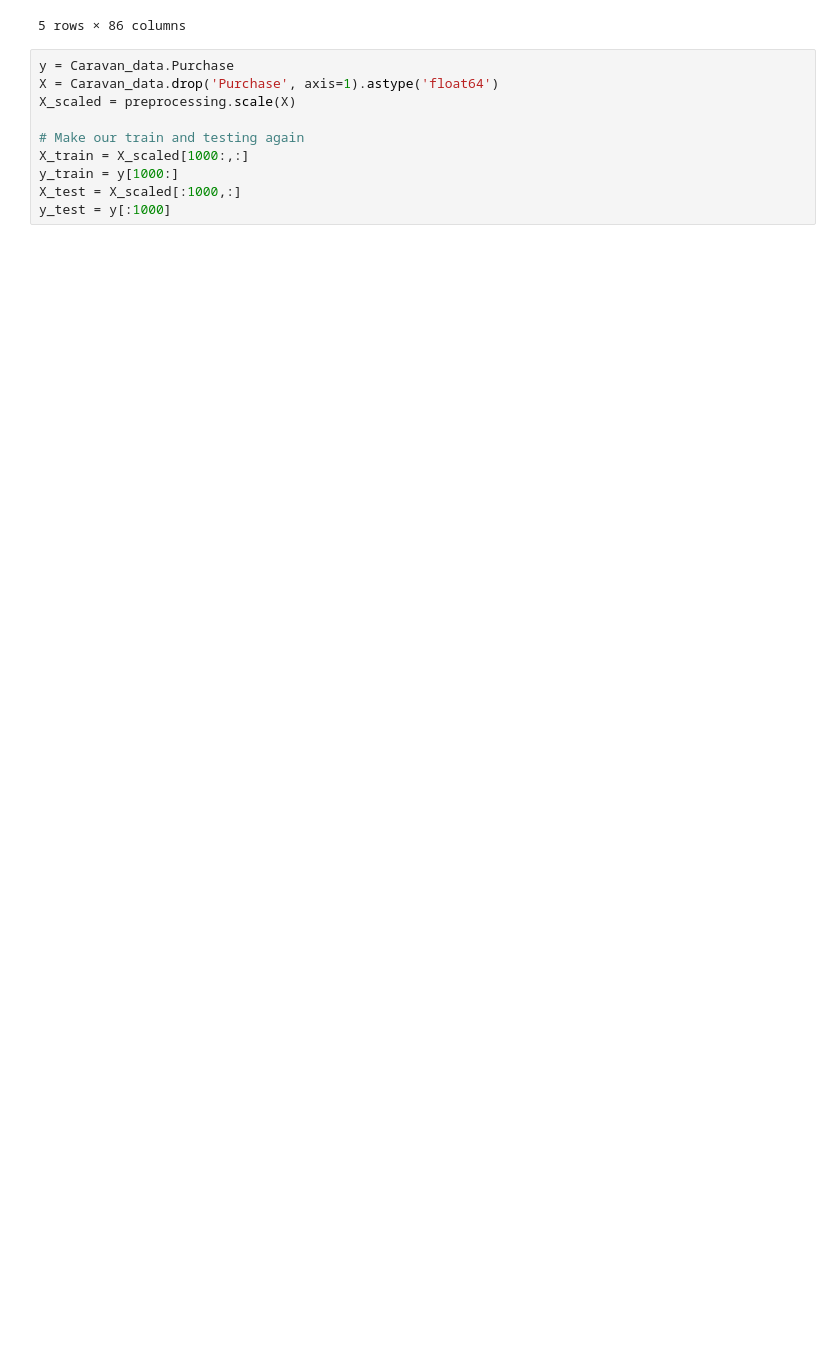
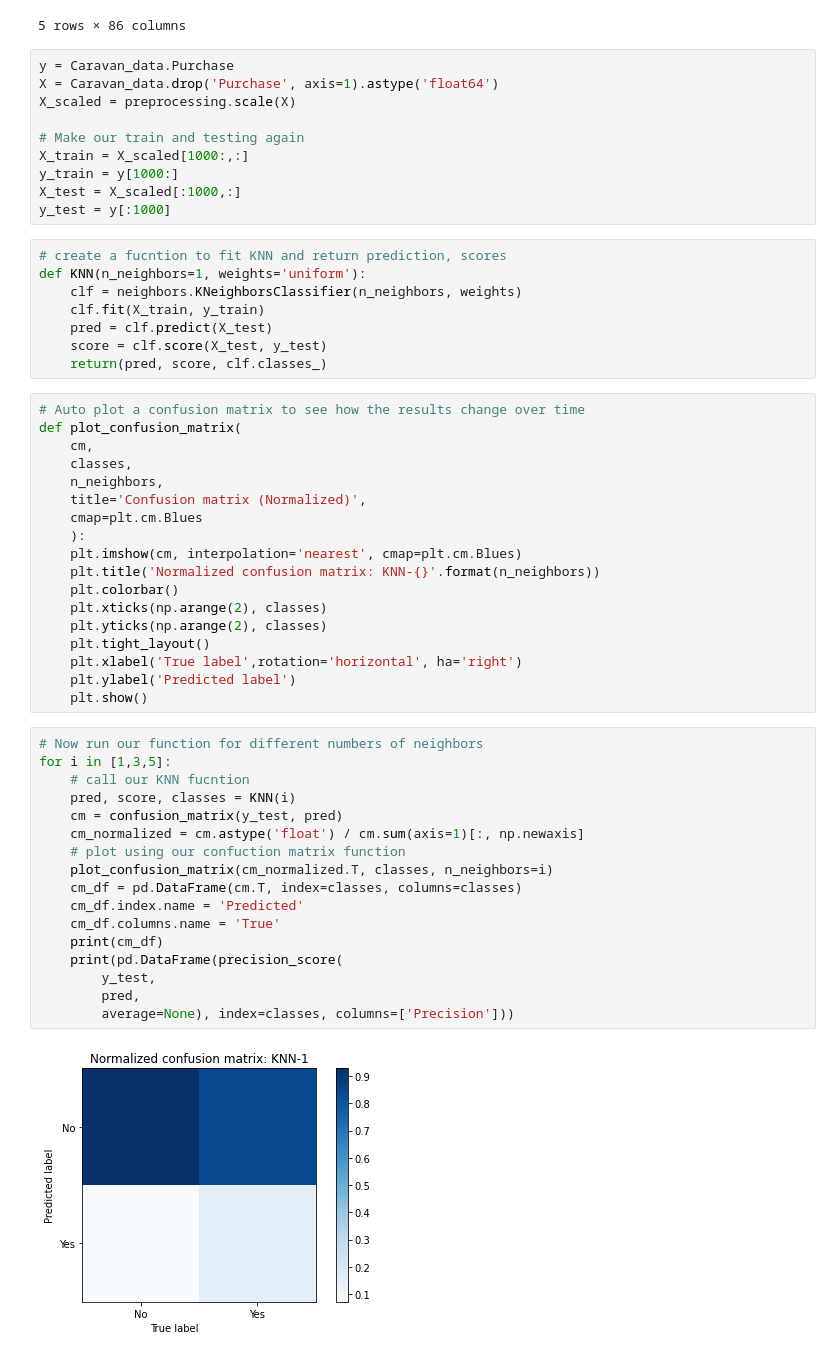
Before and after one commit to MeeshCompBio/Modeling, a Jupyter notebook: Intro_To_Stat_Learning/Classification.ipynb, the cells around one changed output. Drawn from its saved outputs; the diff is of its cells as text; blank space fills up the shorter version.

```diff
--- a/Intro_To_Stat_Learning/Classification.ipynb
+++ b/Intro_To_Stat_Learning/Classification.ipynb
@@ -352,3 +352,48 @@ X_train = X_scaled[1000:,:]
 y_train = y[1000:]
 X_test = X_scaled[:1000,:]
 y_test = y[:1000]
+# %%
+# create a fucntion to fit KNN and return prediction, scores
+def KNN(n_neighbors=1, weights='uniform'):
+    clf = neighbors.KNeighborsClassifier(n_neighbors, weights)
+    clf.fit(X_train, y_train)
+    pred = clf.predict(X_test)
+    score = clf.score(X_test, y_test)
+    return(pred, score, clf.classes_)
+# %%
+# Auto plot a confusion matrix to see how the results change over time
+def plot_confusion_matrix(
+    cm,
+    classes,
+    n_neighbors,
+    title='Confusion matrix (Normalized)',
+    cmap=plt.cm.Blues
+    ):
+    plt.imshow(cm, interpolation='nearest', cmap=plt.cm.Blues)
+    plt.title('Normalized confusion matrix: KNN-{}'.format(n_neighbors))
+    plt.colorbar()
+    plt.xticks(np.arange(2), classes)
+    plt.yticks(np.arange(2), classes)
+    plt.tight_layout()
+    plt.xlabel('True label',rotation='horizontal', ha='right')
+    plt.ylabel('Predicted label')
+    plt.show()
+# %%
+# Now run our function for different numbers of neighbors
+for i in [1,3,5]:
+    # call our KNN fucntion
+    pred, score, classes = KNN(i)
+    cm = confusion_matrix(y_test, pred)
+    cm_normalized = cm.astype('float') / cm.sum(axis=1)[:, np.newaxis]
+    # plot using our confuction matrix function
+    plot_confusion_matrix(cm_normalized.T, classes, n_neighbors=i)
+    cm_df = pd.DataFrame(cm.T, index=classes, columns=classes)
+    cm_df.index.name = 'Predicted'
+    cm_df.columns.name = 'True'
+    print(cm_df)
+    print(pd.DataFrame(precision_score(
+        y_test,
+        pred,
+        average=None), index=classes, columns=['Precision']))
+# %% [output]
+[figure, added]
```
Also changed, not shown: parts of 1 cell of this notebook.
